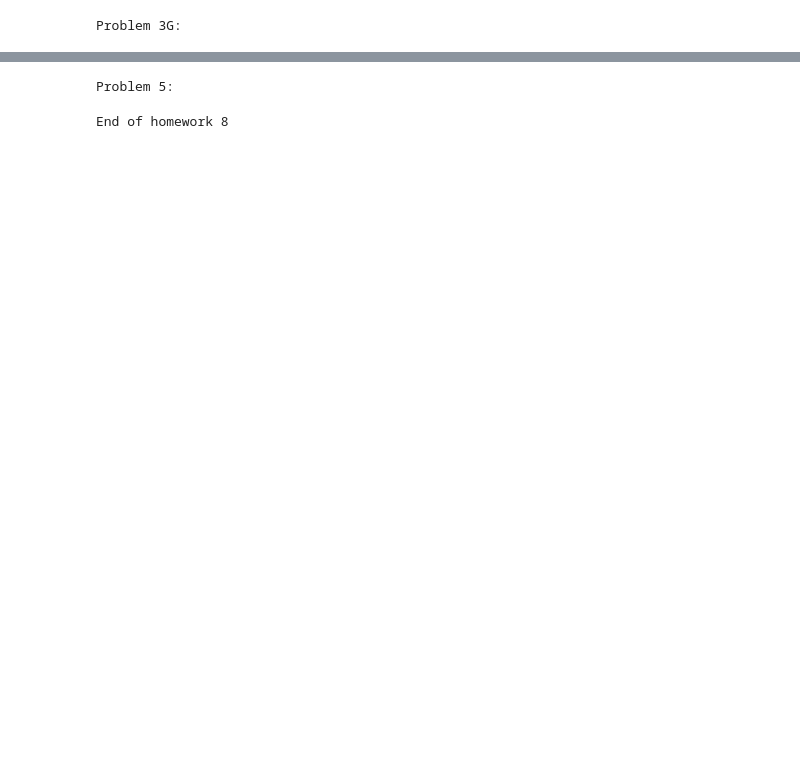
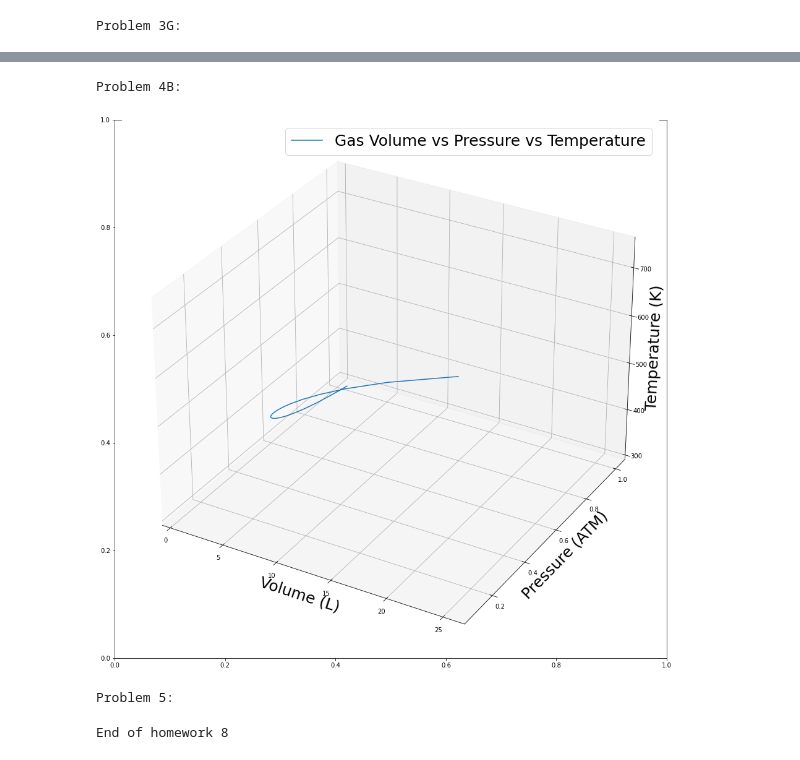
Before and after one commit to CMSPhysics/PHZ3150, a Jupyter notebook: Homework/HW8_CSmith/HW8_CSmith.ipynb, the cells around one changed output, grey strips where cells are left out. Drawn from its saved outputs; the diff is of its cells as text; code cells hidden in the pictures; blank space fills up the shorter version.

```diff
--- a/Homework/HW8_CSmith/HW8_CSmith.ipynb
+++ b/Homework/HW8_CSmith/HW8_CSmith.ipynb
@@ -199,2 +238,12 @@ Problem 4:
 # %%
 from HW8_support_function import piston
+# %%
+V = np.linspace(1,0.1,40)
+P0 = 1
+T0 = 300
+V0 = 1
+gamma = 1.4
+Piston = piston(V, P0, V0, T0, gamma)
+print(Piston[0,:])
+print(Piston[1,:])
+print(Piston[2,:])
@@ -201,3 +268,26 @@ from HW8_support_function import piston
+# %%
+#Problem 4B
+print('Problem 4B:')
+# %% [output]
+Problem 4B:
+# %%
+fig,ax =plt.subplots(1,1, figsize =(16,16))
+ax = plt.axes(projection='3d')
+
+P = Piston[0,:]
+V = Piston[1,:]
+T = Piston[2,:]
+
+ax.set_xlabel('Volume (L)', fontsize = 25 )
+ax.set_ylabel('Pressure (ATM)', fontsize = 25 )
+ax.set_zlabel('Temperature (K)', fontsize = 25 )
+
+ax = fig.gca(projection='3d')
+ax.plot(P, V, T, label='Gas Volume vs Pressure vs Temperature')
+ax.legend( fontsize = 25 )
+plt.savefig( 'HW8_CSmith_Problem4_Plot.png', format = 'png', dpi = 200, bbox_inches = 'tight', pad_inches = 0.3 )
+# %% [output]
+[figure, added]
 # %%
 #Problem 5
 print('Problem 5:')
```
Also changed, not shown: parts of 23 cells of this notebook, 2 other files.
